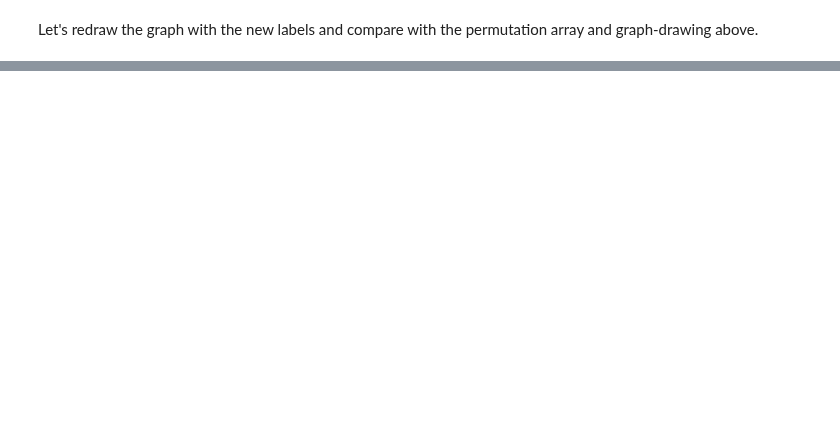
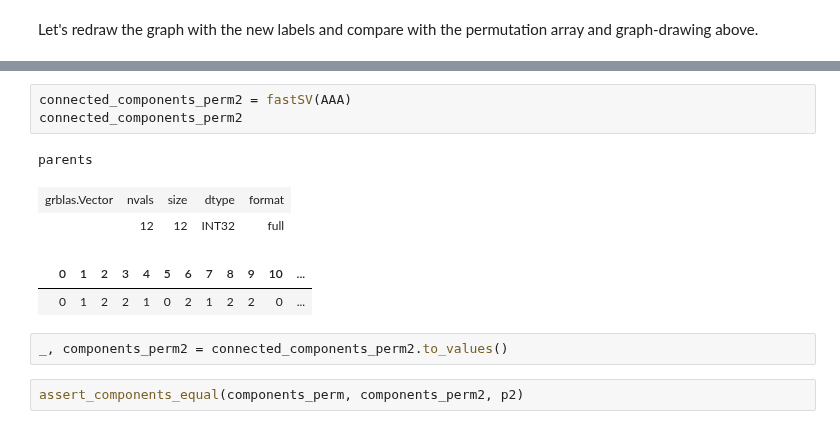
Before and after one commit to python-graphblas/python-graphblas, a Jupyter notebook: notebooks/Connected Components -- FastSV.ipynb, the cells around one changed output, grey strips where cells are left out. Cells and saved outputs as stored; diff of their text form; blank space fills up the shorter version.

```diff
--- a/notebooks/Connected Components -- FastSV.ipynb
+++ b/notebooks/Connected Components -- FastSV.ipynb
@@ -304,0 +408,13 @@ It looks like once again the algorithm worked as expected.
+# %%
+connected_components_perm2 = fastSV(AAA)
+connected_components_perm2
+# %% [output]
+parents
+| grblas.Vector | nvals | size | dtype | format |
+|  | 12 | 12 | INT32 | full |
+|  | 0 | 1 | 2 | 3 | 4 | 5 | 6 | 7 | 8 | 9 | 10 | ... |
+|  | 0 | 1 | 2 | 2 | 1 | 0 | 2 | 1 | 2 | 2 | 0 | ... |
+# %%
+_, components_perm2 = connected_components_perm2.to_values()
+# %%
+assert_components_equal(components_perm, components_perm2, p2)
```
Also changed, not shown: parts of 24 cells of this notebook.
